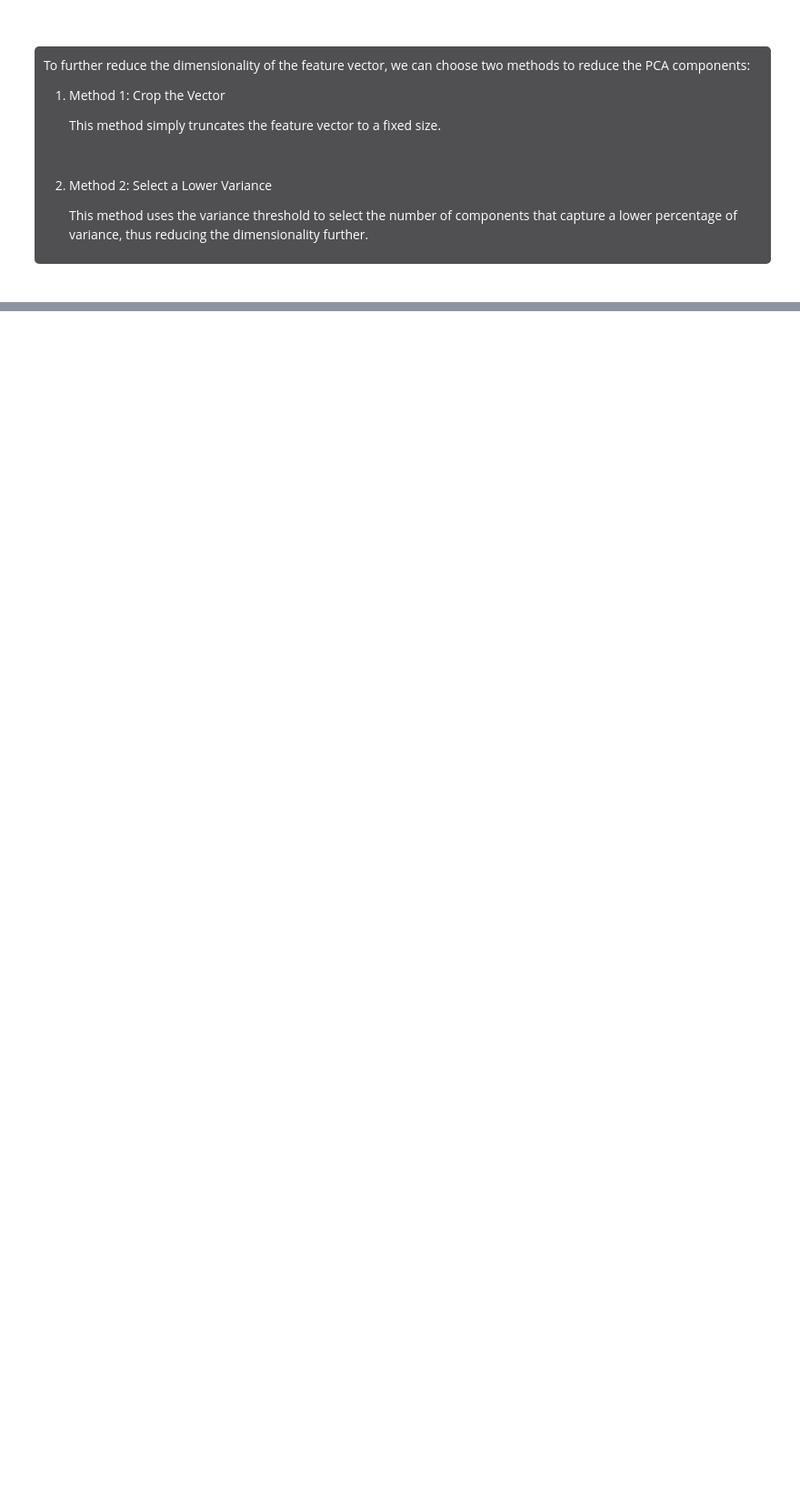
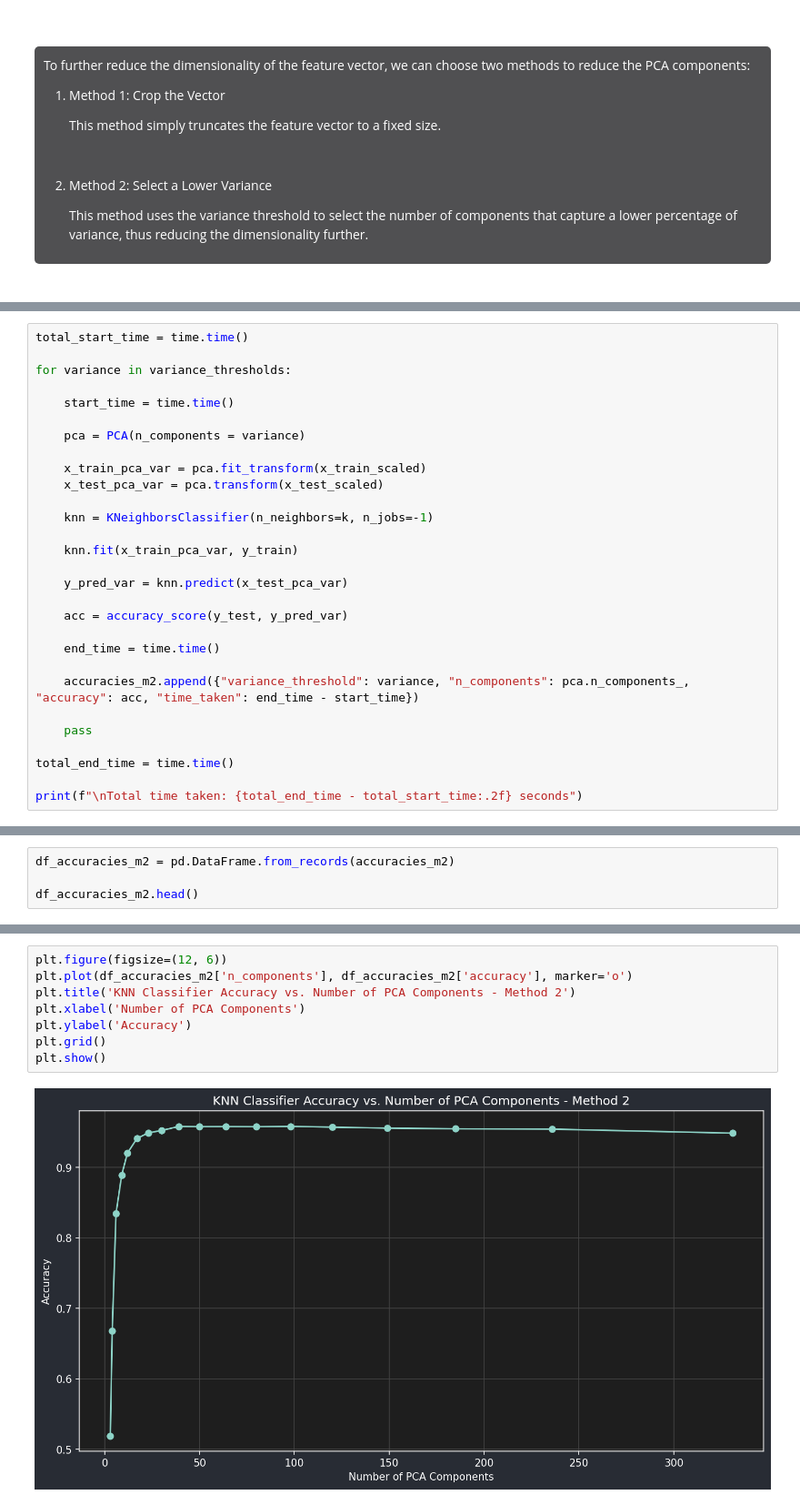
Before and after one commit to Gtortoretto/Quantum-Computing, a Jupyter notebook: 4. Quantum Machine Learning/0. QKNN/1. Classical KNN.ipynb, the cells around one changed output, grey strips where cells are left out. Shown at 91% size. Drawn from its saved outputs; the diff is of its cells as text; blank space fills up the shorter version.

```diff
--- a/4. Quantum Machine Learning/0. QKNN/1. Classical KNN.ipynb
+++ b/4. Quantum Machine Learning/0. QKNN/1. Classical KNN.ipynb
@@ -309,0 +380,29 @@ To further reduce the dimensionality of the feature vector, we can choose two me
+# %%
+total_start_time = time.time()
+
+for variance in variance_thresholds:
+
+    start_time = time.time()
+
+    pca = PCA(n_components = variance)
+
+    x_train_pca_var = pca.fit_transform(x_train_scaled)
+    x_test_pca_var = pca.transform(x_test_scaled)
+
+    knn = KNeighborsClassifier(n_neighbors=k, n_jobs=-1)
+
+    knn.fit(x_train_pca_var, y_train)
+
+    y_pred_var = knn.predict(x_test_pca_var)
+
+    acc = accuracy_score(y_test, y_pred_var)
+
+    end_time = time.time()
+
+    accuracies_m2.append({"variance_threshold": variance, "n_components": pca.n_components_, "accuracy": acc, "time_taken": end_time - start_time})
+
+    pass
+
+total_end_time = time.time()
+
+print(f"\nTotal time taken: {total_end_time - total_start_time:.2f} seconds")
@@ -309,0 +411,4 @@ To further reduce the dimensionality of the feature vector, we can choose two me
+# %%
+df_accuracies_m2 = pd.DataFrame.from_records(accuracies_m2)
+
+df_accuracies_m2.head()
@@ -309,0 +422,10 @@ To further reduce the dimensionality of the feature vector, we can choose two me
+# %%
+plt.figure(figsize=(12, 6))
+plt.plot(df_accuracies_m2['n_components'], df_accuracies_m2['accuracy'], marker='o')
+plt.title('KNN Classifier Accuracy vs. Number of PCA Components - Method 2')
+plt.xlabel('Number of PCA Components')
+plt.ylabel('Accuracy')
+plt.grid()
+plt.show()
+# %% [output]
+[figure, added]
```
Also changed, not shown: parts of 41 cells of this notebook, 11 other files.
